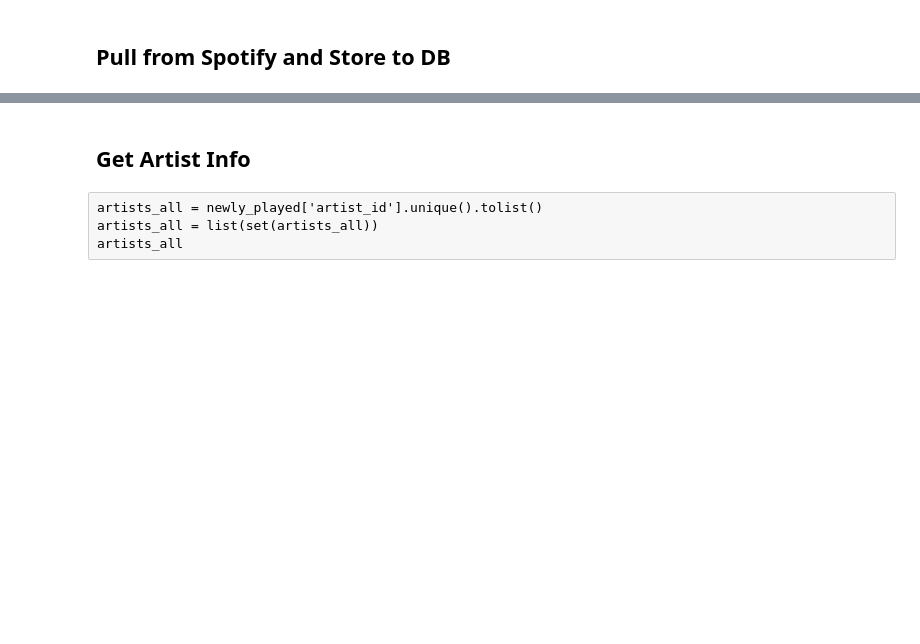
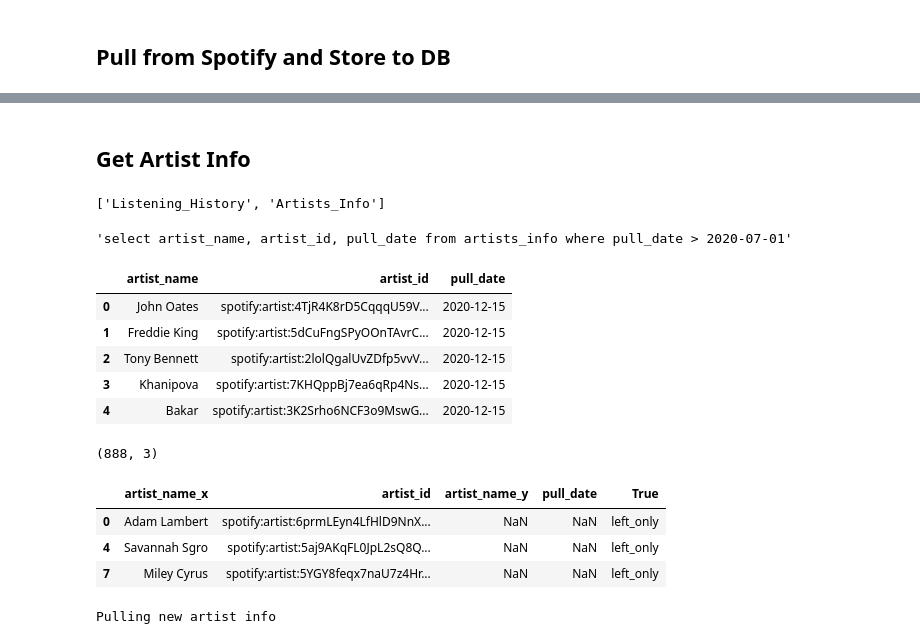
Before and after one commit to malctaylor15/Spotify_Logger, a Jupyter notebook: get_latest_songs_prod.ipynb, the cells around one changed output, grey strips where cells are left out. Drawn from its saved outputs; the diff is of its cells as text; code cells hidden in the pictures; blank space fills up the shorter version.

```diff
--- a/get_latest_songs_prod.ipynb
+++ b/get_latest_songs_prod.ipynb
@@ -141,3 +145,48 @@ newly_played.head()
 # %%
 con = sqlite3.connect(db_location)
 newly_played.to_sql('Listening_History', con, if_exists='append' )
+# %% [markdown]
+## Get Artist Info
+# %%
+tables = cursor.execute("SELECT name FROM sqlite_master WHERE type='table'").fetchall()
+tables = [x[0] for x in tables]
+tables
+# %% [output]
+['Listening_History', 'Artists_Info']
+# %%
+six_months_ago = datetime.datetime.now() - datetime.timedelta(days=6*30)
+six_months_ago_str = str(six_months_ago.date())
+sql_statement = f'select artist_name, artist_id, pull_date from artists_info where pull_date > {six_months_ago_str}'
+sql_statement
+# %% [output]
+'select artist_name, artist_id, pull_date from artists_info where pull_date > 2020-07-01'
+# %%
+con = sqlite3.connect(db_location)
+
+existing_artists = pd.read_sql(sql_statement, con)
+existing_artists['artist_id'] = 'spotify:artist:' + existing_artists['artist_id']
+existing_artists = existing_artists.drop_duplicates(subset=['artist_id'])
+existing_artists.head()
+# %% [output]
+|  | artist_name | artist_id | pull_date |
+| 0 | John Oates | spotify:artist:4TjR4K8rD5CqqqU59V... | 2020-12-15 |
+| 1 | Freddie King | spotify:artist:5dCuFngSPyOOnTAvrC... | 2020-12-15 |
+| 2 | Tony Bennett | spotify:artist:2lolQgalUvZDfp5vvV... | 2020-12-15 |
+| 3 | Khanipova | spotify:artist:7KHQppBj7ea6qRp4Ns... | 2020-12-15 |
+| 4 | Bakar | spotify:artist:3K2Srho6NCF3o9MswG... | 2020-12-15 |
+# %%
+existing_artists.shape
+# %% [output]
+(888, 3)
+# %%
+unique_newly_played = newly_played[['artist_name','artist_id']].drop_duplicates(['artist_id'])
+cnt_unique_newly_played = unique_newly_played.shape[0]
+merged = pd.merge(unique_newly_played, existing_artists, on='artist_id', how='left', indicator='True')
+new_artists = merged[merged['True'] == 'left_only']
+new_artists_ids = new_artists['artist_id'].values.tolist()
+new_artists
+# %% [output]
+|  | artist_name_x | artist_id | artist_name_y | pull_date | True |
+| 0 | Adam Lambert | spotify:artist:6prmLEyn4LfHlD9NnX... | NaN | NaN | left_only |
+| 4 | Savannah Sgro | spotify:artist:5aj9AKqFL0JpL2sQ8Q... | NaN | NaN | left_only |
+| 7 | Miley Cyrus | spotify:artist:5YGY8feqx7naU7z4Hr... | NaN | NaN | left_only |
@@ -144,9 +204,12 @@ newly_played.to_sql('Listening_History', con, if_exists='append' )
+# %%
+if len(new_artists_ids) > 0:
+    print("Pulling new artist info")
+    artists_rslt = spotify.artists(new_artists_ids)
+    artist_series = [parse_artist_rslt(x) for x in artists_rslt['artists']]
+    artist_df = pd.concat(artist_series, axis=1).T
+    artist_df.to_sql('Artists_Info', con, index=False, if_exists='append')
+# %% [output]
+Pulling new artist info
 # %%
 con.commit()
 con.close()
-# %% [markdown]
-## Get Artist Info
-# %% [raw]
-artists_all = newly_played['artist_id'].unique().tolist()
-artists_all = list(set(artists_all))
-artists_all
```
Also changed, not shown: parts of 9 cells of this notebook, 2 other files.
